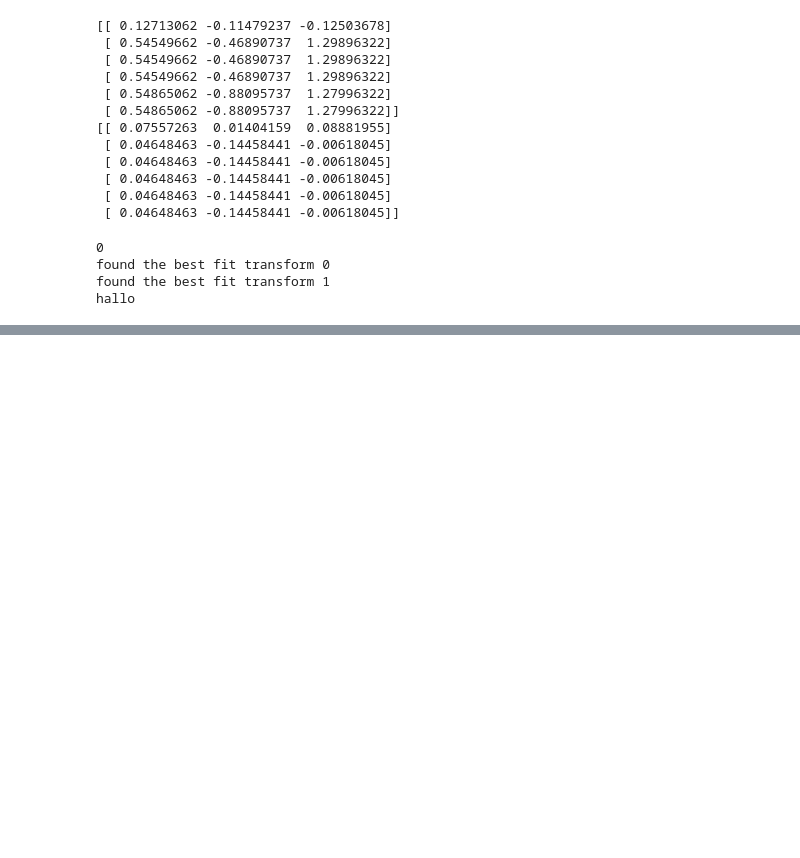
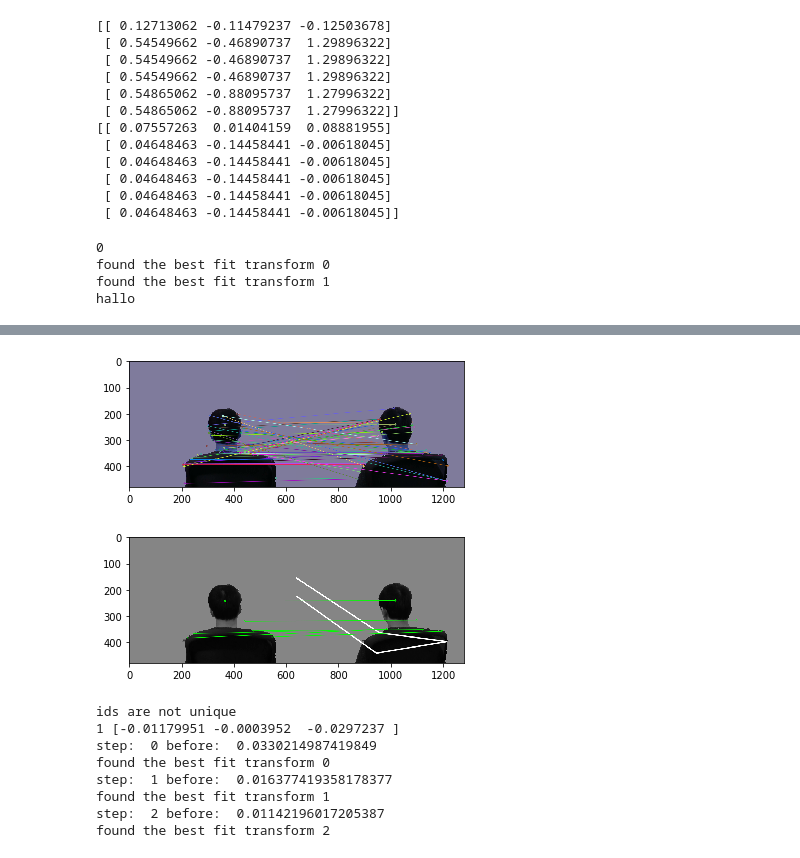
Before and after one commit to yichao-l/head_reconstruct, a Jupyter notebook: yichao-test.ipynb, the cells around one changed output, grey strips where cells are left out. Saved outputs shown, nothing was run; the diff lists cells and outputs as text; code cells hidden in the pictures; blank space fills up the shorter version.

```diff
--- a/yichao-test.ipynb
+++ b/yichao-test.ipynb
@@ -104,0 +174,13 @@ found the best fit transform 0
+# %%
+make_mhead(all_heads,8,9)
+# %% [output]
+[figure, added]
+[figure, added]
+ids are not unique
+1 [-0.01179951 -0.0003952  -0.0297237 ]
+step:  0 before:  0.0330214987419849
+found the best fit transform 0
+step:  1 before:  0.016377419358178377
+found the best fit transform 1
+step:  2 before:  0.01142196017205387
+found the best fit transform 2
```
Also changed, not shown: parts of 14 cells of this notebook, 7 other files.
